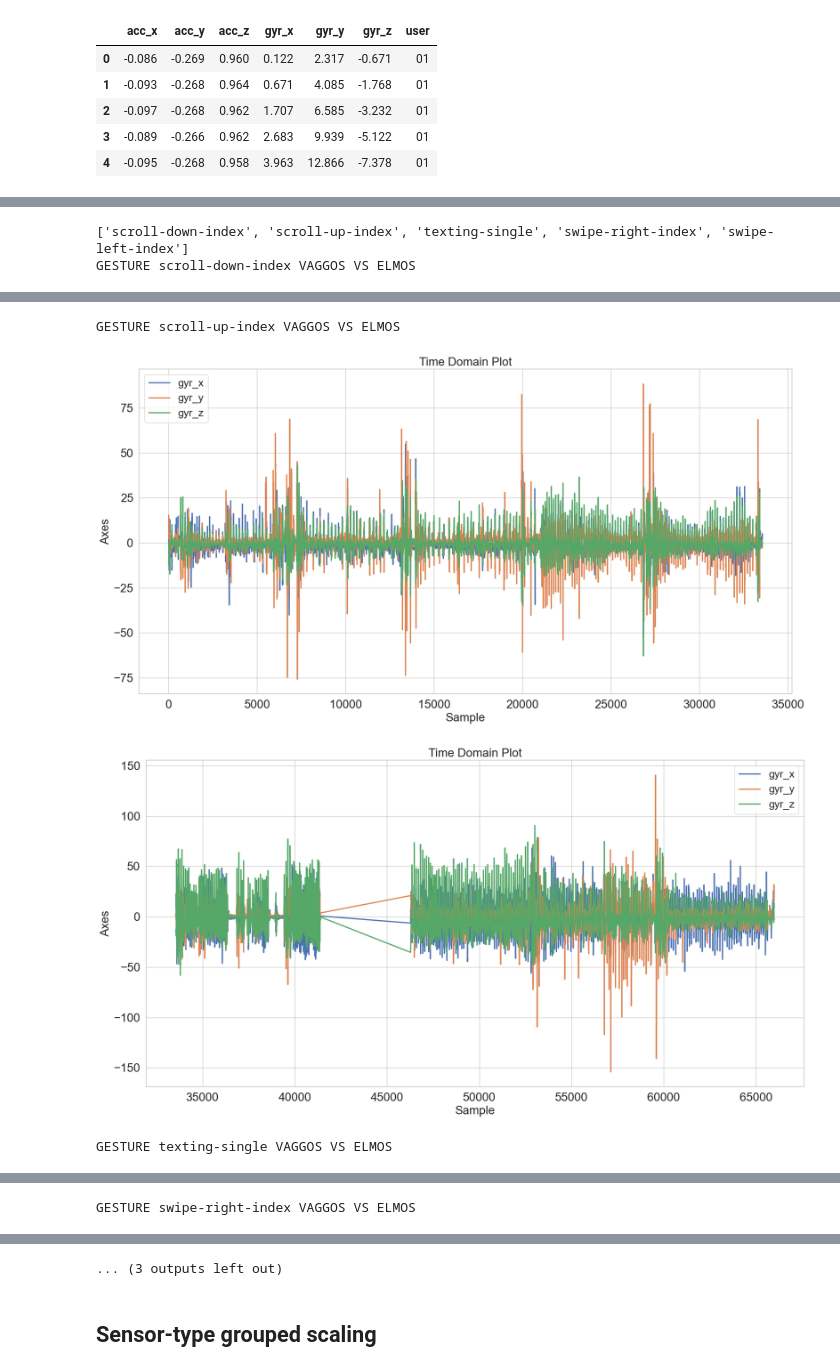
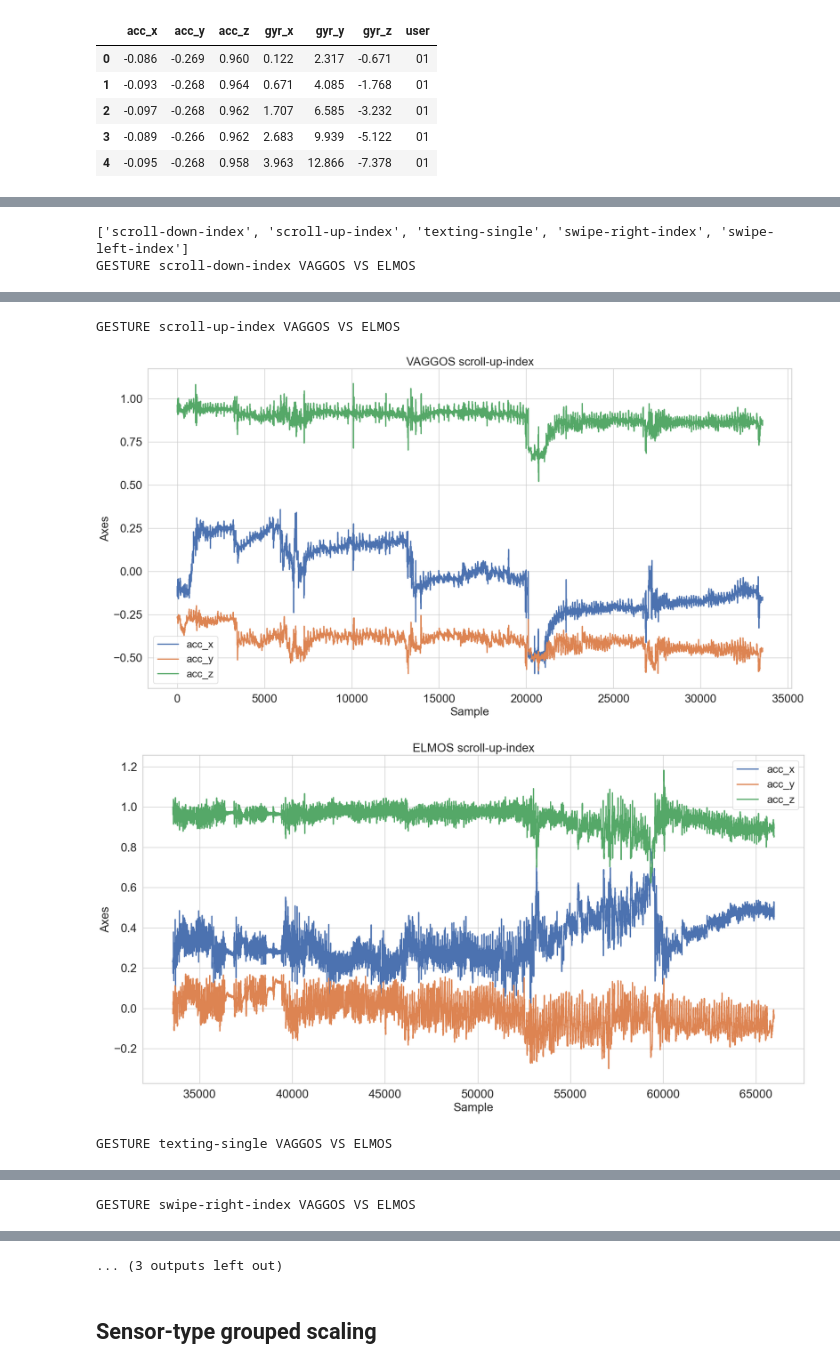
Before and after one commit to nderekk/IoT-Course-AIoT-project, a Jupyter notebook: eda.ipynb, the cells around one changed output, grey strips where cells are left out. Cells and saved outputs as stored; diff of their text form; code cells hidden in the pictures.

Commit message:
koitate to vaggos vs elmos ta data einai polu different

```diff
--- a/eda.ipynb
+++ b/eda.ipynb
@@ -336,8 +336,12 @@ for key in keys:
     vaggos = cleaned_gestures[key][cleaned_gestures[key]['user'] == users[0]]
     elmos = cleaned_gestures[key][cleaned_gestures[key]['user'] == users[1]]
 
-    plot_instance_time_domain(vaggos.drop(columns='user'), axes=['gyr_x', 'gyr_y', 'gyr_z'])
-    plot_instance_time_domain(elmos.drop(columns='user'), axes=['gyr_x', 'gyr_y', 'gyr_z'])
+    plot_instance_time_domain(vaggos.drop(columns='user'), title=f'VAGGOS {key}')
+    plot_instance_time_domain(elmos.drop(columns='user'), title=f'ELMOS {key}')
+
+    # plot_instance_time_domain(vaggos.drop(columns='user'), axes=['gyr_x', 'gyr_y', 'gyr_z'])
+    # plot_instance_time_domain(elmos.drop(columns='user'), axes=['gyr_x', 'gyr_y', 'gyr_z'])
+
 
 
     # for axis in axes:
@@ -352,4 +356,4 @@ GESTURE scroll-down-index VAGGOS VS ELMOS
 GESTURE scroll-up-index VAGGOS VS ELMOS
-[figure, old version]
+[figure, new version]
-[figure, old version]
+[figure, new version]
 GESTURE texting-single VAGGOS VS ELMOS
```
Also changed, not shown: parts of 1 cell of this notebook.
